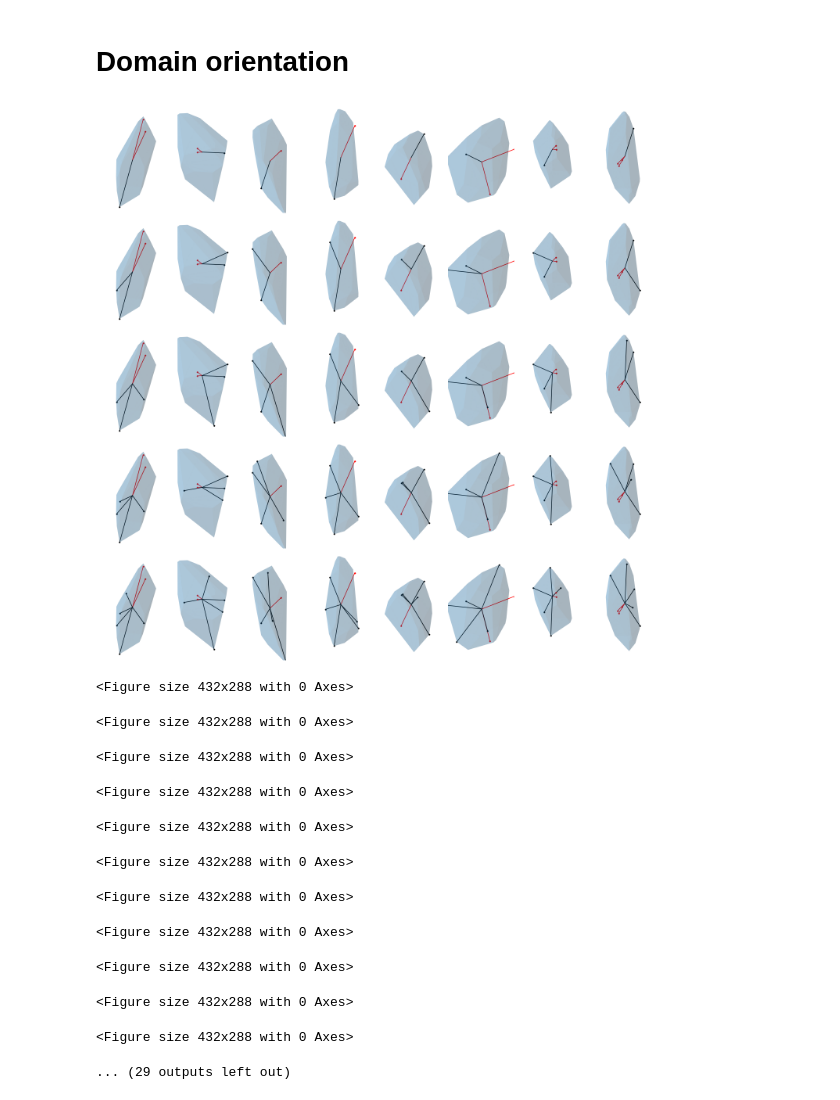
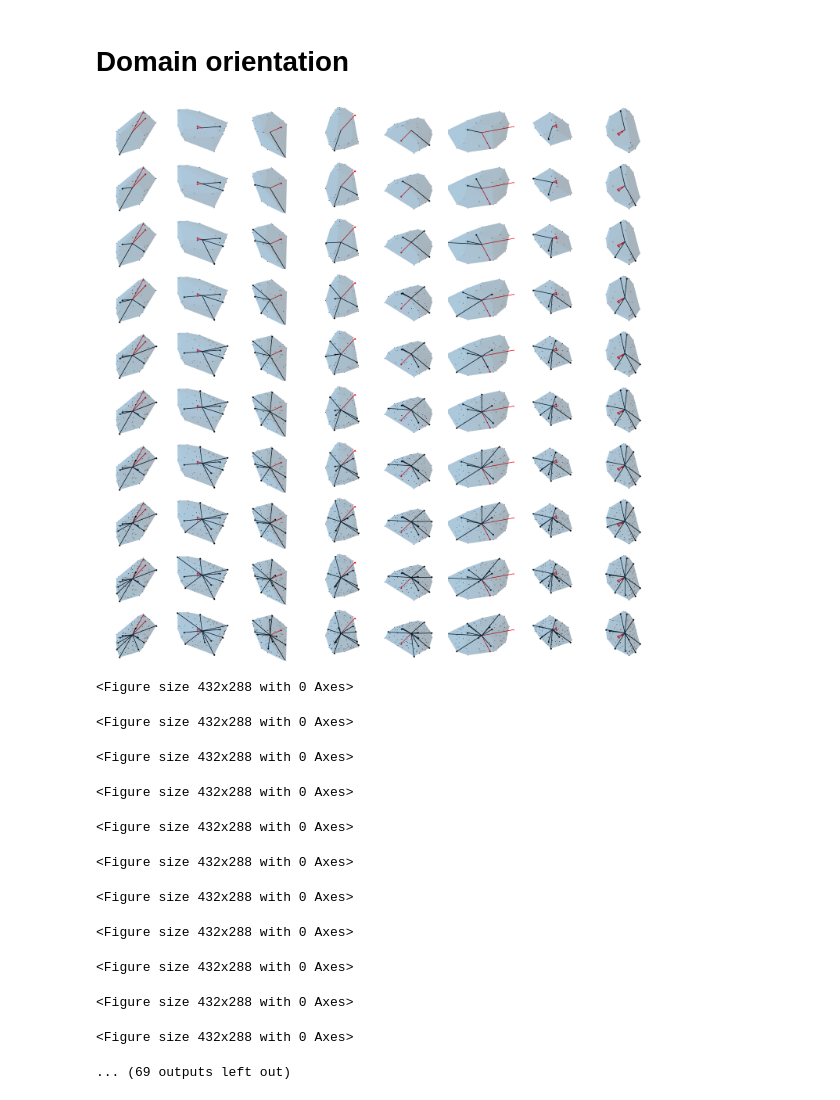
Before and after one commit to BlueBrain/ArchNGV, a Jupyter notebook: notebooks/microdomain_orientations_testing.ipynb, the cells around one changed output. Cells and saved outputs as stored; diff of their text form; code cells hidden in the pictures.

Commit message:
Create notebook for microdomain orientation testing
Change-Id: I52bfb44fd7c53b2c148b1b86878841979c6b4db7

```diff
--- a/notebooks/microdomain_orientations_testing.ipynb
+++ b/notebooks/microdomain_orientations_testing.ipynb
@@ -15,13 +3,29 @@ with open('../test_data/test_microdomains.json') as fd:
 # %%
+%matplotlib inline
+import json
+import numpy as np
+import matplotlib.pyplot as plt
+from mpl_toolkits.mplot3d import Axes3D
 
+from archngv.building.morphology_synthesis.domain_orientation import orientations_from_domain
+from archngv.utils.ngons import subdivide_triangles_by_total_area
 
-K = 5
+# load data
+with open('../test_data/test_microdomains.json') as fd:
+    microdomains = json.load(fd)
+
+K = 10
 N = len(microdomains)
 
 fig, axes = plt.subplots(K, N, subplot_kw=dict(projection='3d'), figsize=(20, 20))
 
+#from vtk_viewer import NGVViewer
+#v = NGVViewer()
+
 for i in range(K):
-    for j, data in enumerate(microdomains):
+    for j in range(N):
+
+        data = microdomains[j]
 
         points = np.asarray(data['points'], dtype=np.float)
         triangles = np.asarray(data['triangles'], dtype=np.int)
@@ -37,35 +41,61 @@ for i in range(K):
         xmax = np.max(points[:, 0])
         ymin = np.min(points[:, 1])
         ymax = np.max(points[:, 1])
         zmin = np.min(points[:, 2])
         zmax = np.max(points[:, 2])
 
         ax.set_xlim([1.02 * xmin, 0.98 * xmax])
         ax.set_ylim([1.01 * ymin, 0.99 * ymax])
         ax.set_zlim([1.01 * zmin, 0.99 * zmax])
 
         fig = plt.figure()
 
         ax.plot_trisurf(*points.T, triangles=triangles, alpha=0.2)
 
         targets = []
 
         for xyz in endfeet:
 
             ax.scatter(*xyz, color='r', s=10)
             ax.plot(*np.column_stack((soma_xyz, xyz)), color='r')
             targets.append(xyz)
 
-        oris, lens = orientations_from_domain(soma_xyz, points, triangles, i + 1, fixed_targets=endfeet)
+        oris, lens = orientations_from_domain(soma_xyz, points, triangles, i + 1, fixed_targets=endfeet, seed_sample_factor=10)
+
+        all_points, _ = subdivide_triangles_by_total_area(points, triangles, 10 * (i + 1))
+
+        ax.scatter(*all_points.T, color='k', s=0.5)
 
         for ori, l in zip(oris, lens):
 
             p = soma_xyz + ori * l
 
             ax.scatter(*p, color='k', s=10)
             ax.plot(*np.column_stack((soma_xyz, p)), color='k')
+
+        """
+
+        offset = -100. * np.array([j, i, 0.], dtype=np.float)
+
+        points = points - soma_xyz + offset
+        targets = targets - soma_xyz + offset
+        all_points = all_points - soma_xyz + offset
+
+        soma_xyz = offset
+
+        v.add_triangles(points, triangles, opacity=0.1)
+        v.add_points(targets, color=(255, 0, 0), size=10)
+        v.add_vectors_from_point(soma_xyz, targets, color=(255, 0, 0))
+
+        v.add_points(all_points, color=(0, 0, 0), size=1)
+        #v.add_points(soma_xyz + oris * lens[:, np.newaxis], color=(0, 255, 0), size=5)
+        v.add_vectors_from_point(soma_xyz, soma_xyz + oris * lens[:, np.newaxis], color=(0, 0, 200), size=2)
+
+        """
+
+#v.render()
 # %% [output]
-[figure, old version]
+[figure, new version]
 <Figure size 432x288 with 0 Axes>
 <Figure size 432x288 with 0 Axes>
 <Figure size 432x288 with 0 Axes>
@@ -77,4 +107,4 @@ for i in range(K):
 <Figure size 432x288 with 0 Axes>
 <Figure size 432x288 with 0 Axes>
 <Figure size 432x288 with 0 Axes>
-... (29 outputs left out)
+... (69 outputs left out)
```
Also changed, not shown: parts of 1 cell of this notebook.
